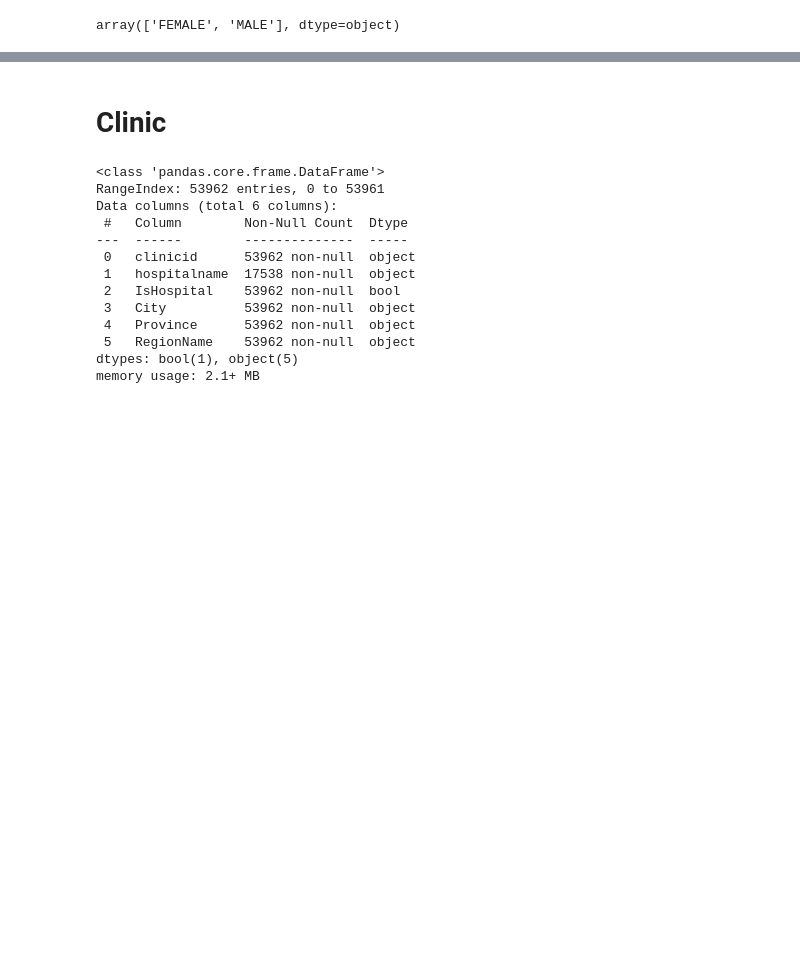
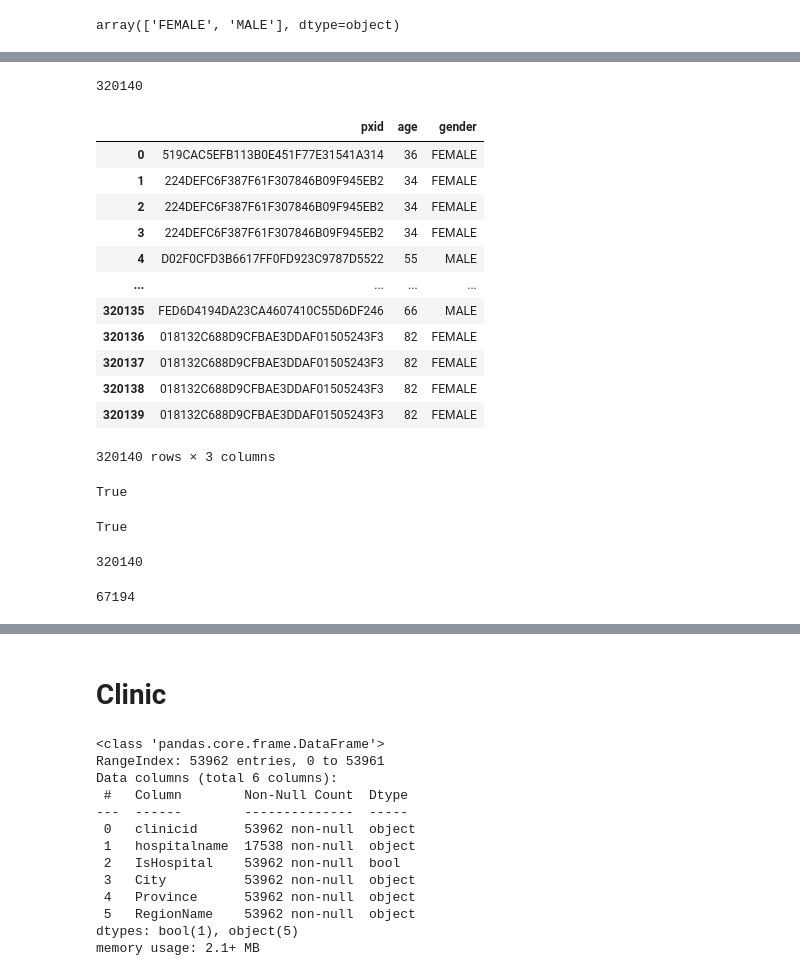
Before and after one commit to koko-tsuu/_stadvdb_mcoquery, a Jupyter notebook: Data_Cleaning.ipynb, the cells around one changed output, grey strips where cells are left out. Cells and saved outputs as stored; diff of their text form; code cells hidden in the pictures; blank space fills up the shorter version.

```diff
--- a/Data_Cleaning.ipynb
+++ b/Data_Cleaning.ipynb
@@ -170,0 +166,34 @@ dtype: bool
+# %%
+new_pxdb = px_db.merge(appoint_db, left_on='pxid', right_on='pxid')[['pxid', 'age', 'gender']]
+# %%
+new_pxdb.shape[0]
+# %% [output]
+320140
+# %%
+new_pxdb
+# %% [output]
+|  | pxid | age | gender |
+| 0 | 519CAC5EFB113B0E451F77E31541A314 | 36 | FEMALE |
+| 1 | 224DEFC6F387F61F307846B09F945EB2 | 34 | FEMALE |
+| 2 | 224DEFC6F387F61F307846B09F945EB2 | 34 | FEMALE |
+| 3 | 224DEFC6F387F61F307846B09F945EB2 | 34 | FEMALE |
+| 4 | D02F0CFD3B6617FF0FD923C9787D5522 | 55 | MALE |
+| ... | ... | ... | ... |
+| 320135 | FED6D4194DA23CA4607410C55D6DF246 | 66 | MALE |
+| 320136 | 018132C688D9CFBAE3DDAF01505243F3 | 82 | FEMALE |
+| 320137 | 018132C688D9CFBAE3DDAF01505243F3 | 82 | FEMALE |
+| 320138 | 018132C688D9CFBAE3DDAF01505243F3 | 82 | FEMALE |
+| 320139 | 018132C688D9CFBAE3DDAF01505243F3 | 82 | FEMALE |
+320140 rows × 3 columns
+# %%
+new_pxdb.duplicated().any()
+# %% [output]
+True
+# %%
+new_pxdb.duplicated().any()
+# %% [output]
+True
+# %%
+new_pxdb.shape[0]
+# %% [output]
+320140
@@ -170,0 +202,4 @@ dtype: bool
+# %%
+new_pxdb.shape[0]
+# %% [output]
+67194
```
Also changed, not shown: parts of 42 cells of this notebook.
